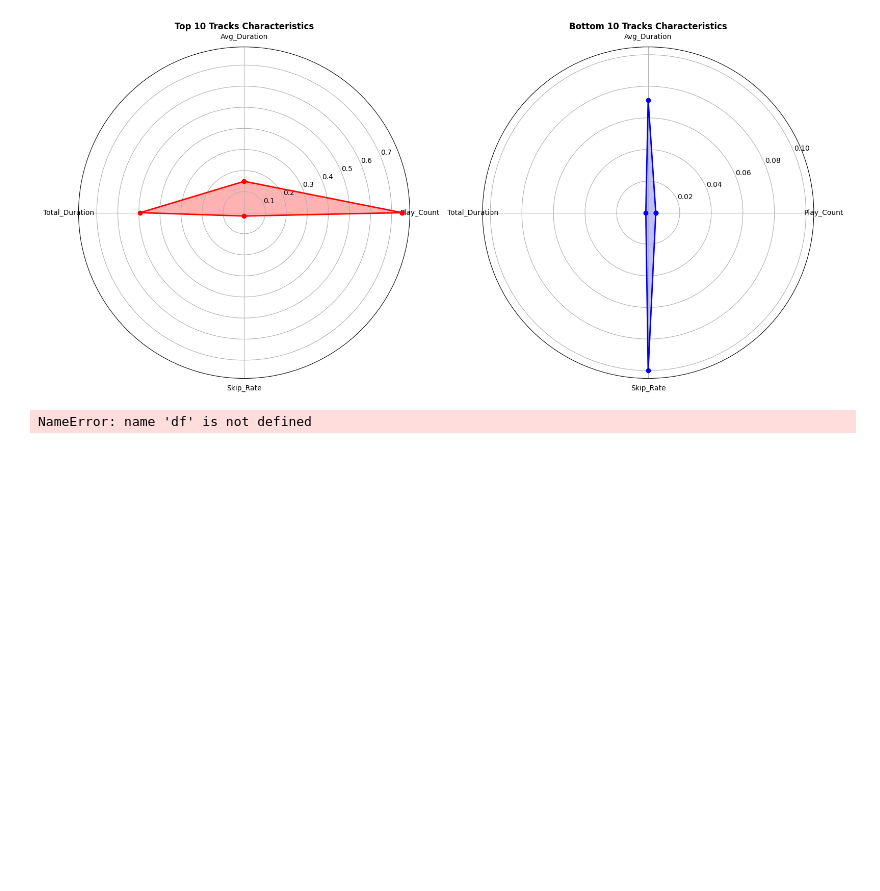
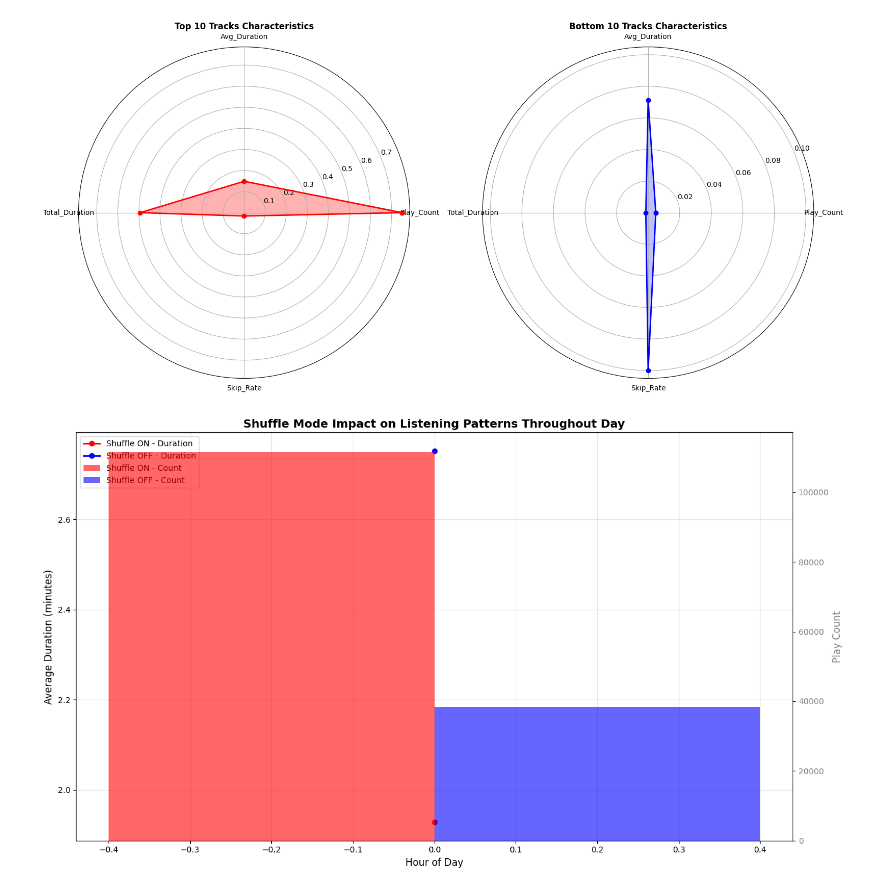
Before and after one commit to pilotbear-coder/DAE-Project, a Jupyter notebook: Spotify Top Songs/Spotify History.ipynb, the cells around one changed output. Saved outputs shown, nothing was run; the diff lists cells and outputs as text; code cells hidden in the pictures; blank space fills up the shorter version.

Commit message:
how does shuffle affect the listening patterns

```diff
--- a/Spotify Top Songs/Spotify History.ipynb
+++ b/Spotify Top Songs/Spotify History.ipynb
@@ -381,25 +381,43 @@ plt.show()
 # %%
 shuffle_time = df.groupby(['shuffle', 'hour']).agg({
     'ms_played': 'mean',
     'spotify_track_uri': 'count'
 }).reset_index()
 
 shuffle_time.columns = ['shuffle', 'hour', 'avg_duration', 'play_count']
 
 fig, ax1 = plt.subplots(figsize=(14, 8))
 
 # Plot for shuffle=True
 shuffle_true = shuffle_time[shuffle_time['shuffle'] == True]
 shuffle_false = shuffle_time[shuffle_time['shuffle'] == False]
 
 line1 = ax1.plot(shuffle_true['hour'], shuffle_true['avg_duration']/1000/60,
                 'o-', color='red', linewidth=2, markersize=6, label='Shuffle ON - Duration')
 line2 = ax1.plot(shuffle_false['hour'], shuffle_false['avg_duration']/1000/60,
                 'o-', color='blue', linewidth=2, markersize=6, label='Shuffle OFF - Duration')
 
 ax1.set_xlabel('Hour of Day', fontsize=12)
 ax1.set_ylabel('Average Duration (minutes)', color='black', fontsize=12)
 ax1.tick_params(axis='y', labelcolor='black')
 ax1.grid(True, alpha=0.3)
+
+ax2 = ax1.twinx()
+bar1 = ax2.bar([h-0.2 for h in shuffle_true['hour']], shuffle_true['play_count'],
+              width=0.4, alpha=0.6, color='red', label='Shuffle ON - Count')
+bar2 = ax2.bar([h+0.2 for h in shuffle_false['hour']], shuffle_false['play_count'],
+              width=0.4, alpha=0.6, color='blue', label='Shuffle OFF - Count')
+
+ax2.set_ylabel('Play Count', color='gray', fontsize=12)
+ax2.tick_params(axis='y', labelcolor='gray')
+
+# Combine legends
+lines1, labels1 = ax1.get_legend_handles_labels()
+lines2, labels2 = ax2.get_legend_handles_labels()
+ax1.legend(lines1 + lines2, labels1 + labels2, loc='upper left')
+
+plt.title('Shuffle Mode Impact on Listening Patterns Throughout Day', fontsize=14, fontweight='bold')
+plt.tight_layout()
+plt.show()
 # %% [output]
-NameError: name 'df' is not defined
+[figure, added]
```
Also changed, not shown: parts of 1 cell of this notebook.
